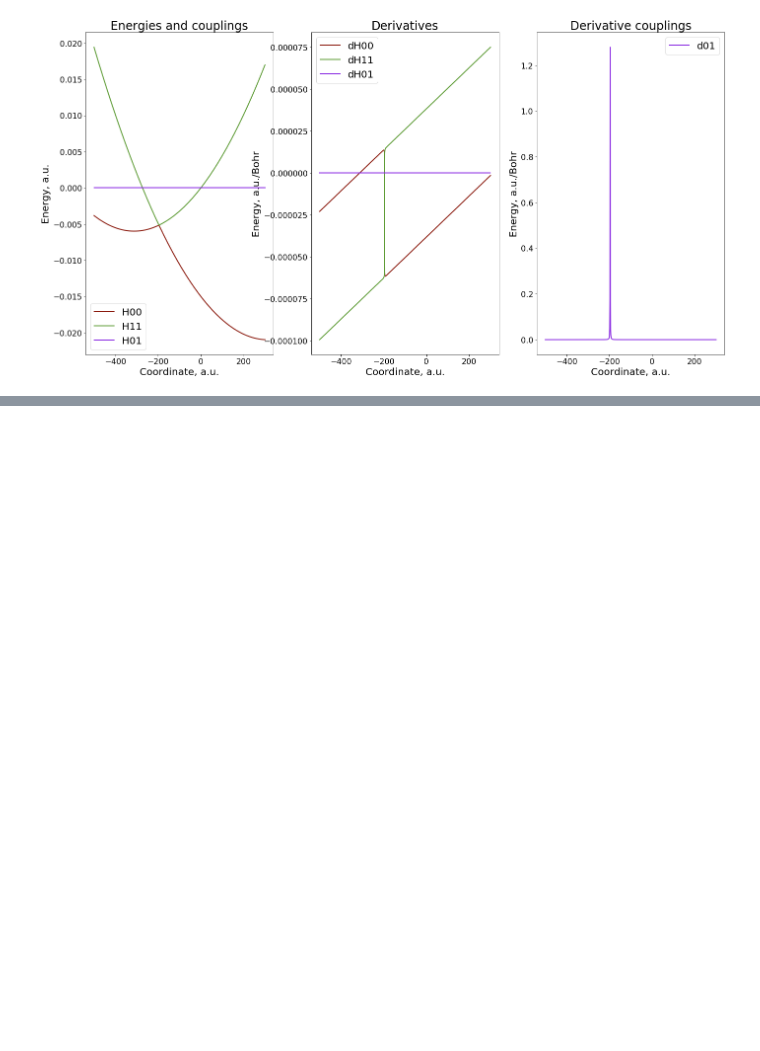
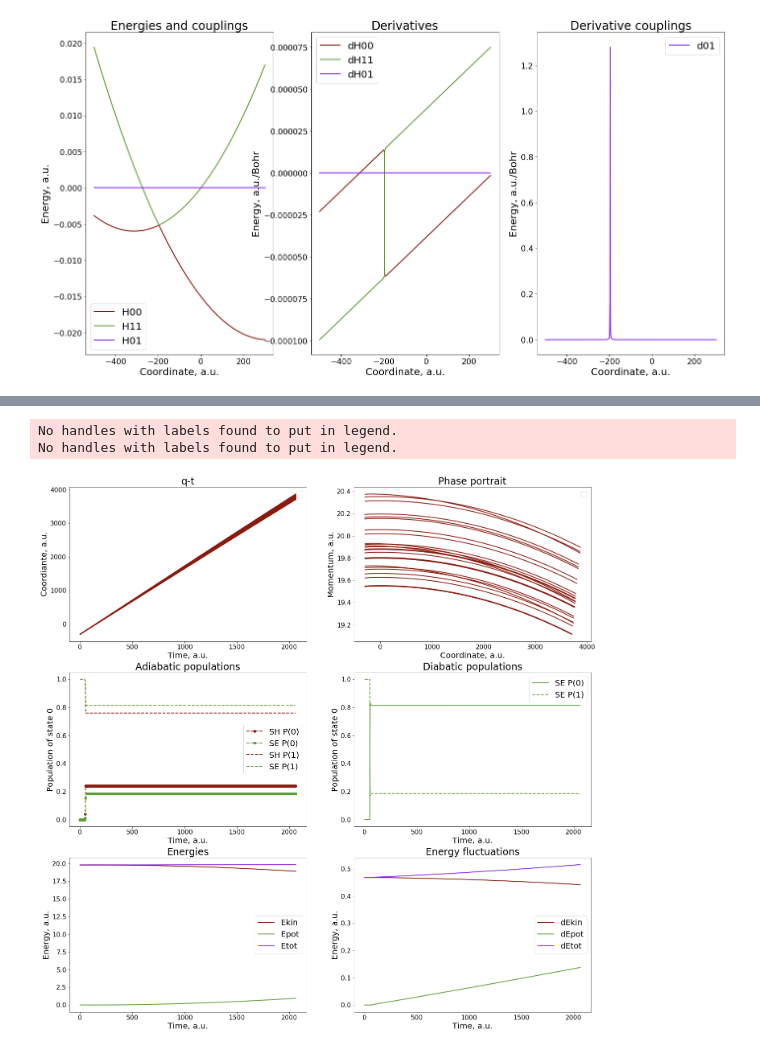
Before and after one commit to Quantum-Dynamics-Hub/libra-code, a Jupyter notebook: notebooks/Example16_Dynamics/Dynamics_Tutorial-3.ipynb, the cells around one changed output, grey strips where cells are left out. Saved outputs shown, nothing was run; the diff lists cells and outputs as text; code cells hidden in the pictures; blank space fills up the shorter version.

```diff
--- a/notebooks/Example16_Dynamics/Dynamics_Tutorial-3.ipynb
+++ b/notebooks/Example16_Dynamics/Dynamics_Tutorial-3.ipynb
@@ -684,0 +792,14 @@ No handles with labels found to put in legend.
+# %%
+_init_elec = { "init_type":3, "nstates":2, "istates":[0.0, 1.0], "rep":1,  "ntraj":ntraj   }
+
+_dyn_params = dict(dyn_params)
+_dyn_params.update({"rep_ham":0, "force_method":1, "rep_force":1, "rep_tdse":1,
+                    "nac_update_method":1, "tsh_method":0, "vel_rescale_opt":0})
+_dyn_params.update({"prefix":"T3-1-3", "output_level":2, "file_output_level":3})
+
+res = dynamics_recipes.generic_recipe(q, p, iM, compute_model, _init_elec, _dyn_params, {"model":1}, rnd)
+plot_dyn(res)
+# %% [output]
+No handles with labels found to put in legend.
+No handles with labels found to put in legend.
+[figure, added]
```
Also changed, not shown: parts of 57 cells of this notebook.
